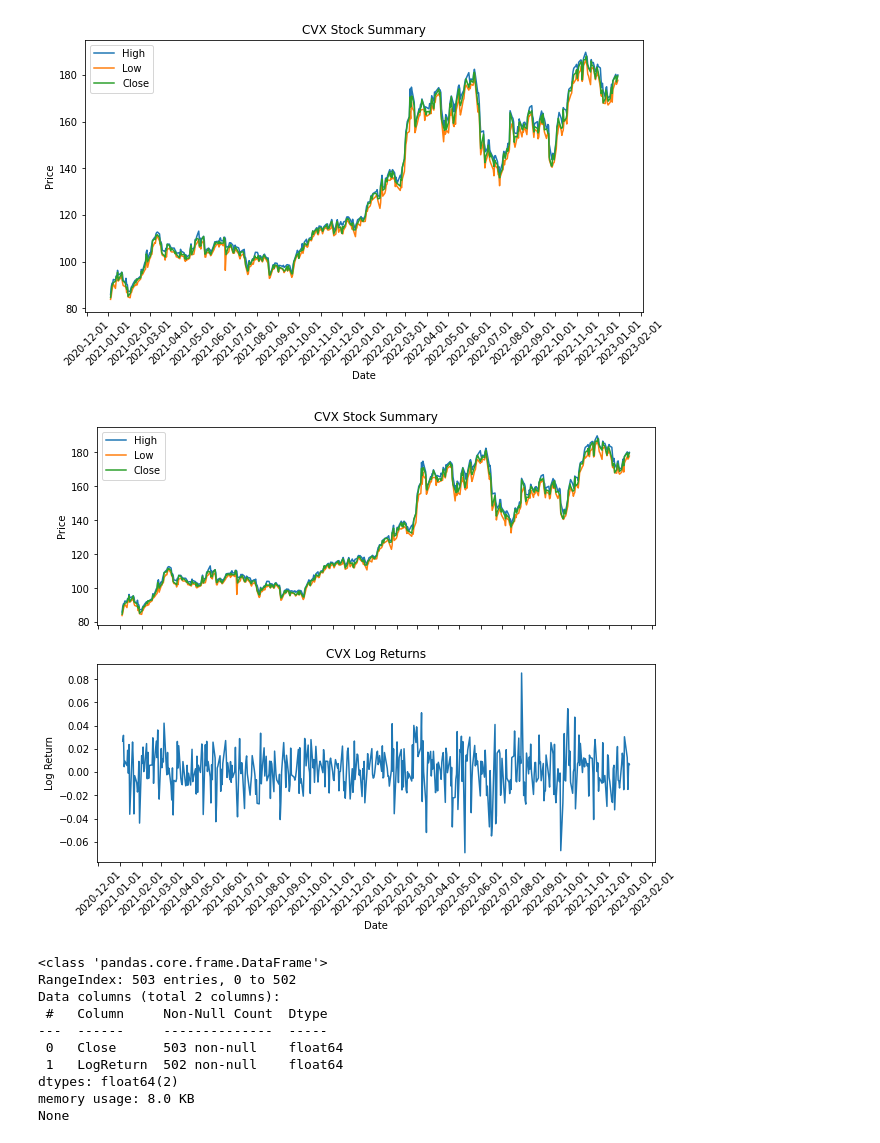
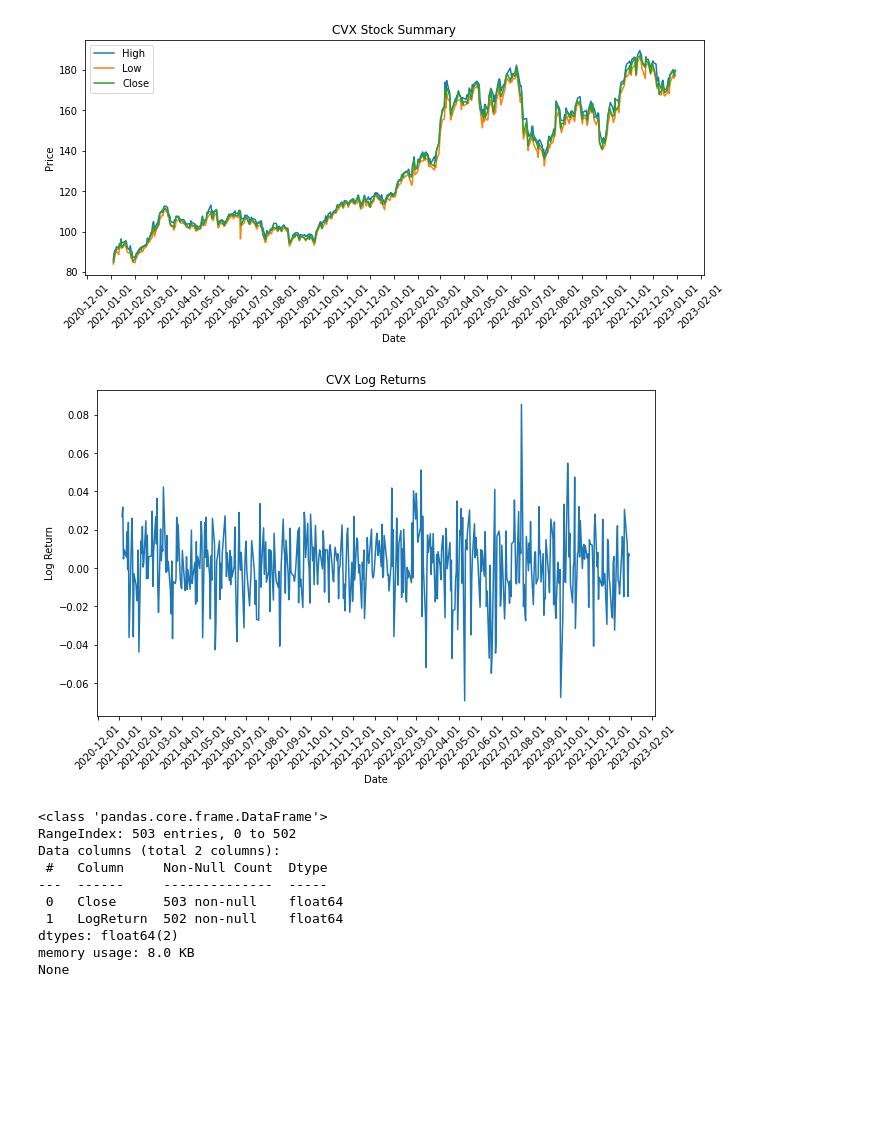
Before and after one commit to PranavTavildar1/Senior-Thesis, a Jupyter notebook: code/eda.ipynb, the cells around one changed output. Saved outputs shown, nothing was run; the diff lists cells and outputs as text; code cells hidden in the pictures; blank space fills up the shorter version.

```diff
--- a/code/eda.ipynb
+++ b/code/eda.ipynb
@@ -9,37 +9,41 @@ import numpy as np
 # Read in the data
 CVX_df = pd.read_csv("../data/CVX_stock_data.csv")
 
 # Convert the 'Date' column to a datetime object
 CVX_df['Date'] = pd.to_datetime(CVX_df['Date'])
 
 # Create new columns for the year and month
 CVX_df['Year'] = CVX_df['Date'].dt.year
 CVX_df['Month'] = CVX_df['Date'].dt.month
 
 # Group the data by year and month, and get the first date for each group
 first_of_month = CVX_df.groupby(['Year', 'Month']).first()['Date']
 
 # Plot the data
 fig, ax = plt.subplots(figsize=(10,5))
 ax.plot(CVX_df['Date'], CVX_df['High'], label='High')
 ax.plot(CVX_df['Date'], CVX_df['Low'], label='Low')
 ax.plot(CVX_df['Date'], CVX_df['Close'], label='Close')
 
 # Set the x-axis ticks to be the first day of each month
 ax.xaxis.set_major_locator(mdates.MonthLocator())
 ax.xaxis.set_major_formatter(mdates.DateFormatter('%Y-%m-%d'))
 ax.set_xlabel('Date')
 ax.set_ylabel('Price')
 ax.set_title('CVX Stock Summary')
 ax.legend()
 plt.xticks(rotation=45)
+
+
+# Add padding to the layout
+plt.tight_layout(pad=2)
+
+# Save the plot as a pdf
 plt.savefig('../figures/fig1.pdf')
 plt.show()
 # %% [output]
-[figure, old version]
+[figure, new version]
 # %%
-
-
 # Convert the 'Date' column to a datetime object
 CVX_df['Date'] = pd.to_datetime(CVX_df['Date'])
 
@@ -53,31 +57,21 @@ first_of_month = CVX_df.groupby(['Year', 'Month']).first()['Date']
 # Calculate log returns
 CVX_df['LogReturn'] = np.log(CVX_df['Close']).diff()
 
-# Plot the data
-fig, (ax1, ax2) = plt.subplots(2, 1, figsize=(10,8), sharex=True)
-
-# First subplot: stock prices
-ax1.plot(CVX_df['Date'], CVX_df['High'], label='High')
-ax1.plot(CVX_df['Date'], CVX_df['Low'], label='Low')
-ax1.plot(CVX_df['Date'], CVX_df['Close'], label='Close')
-ax1.set_ylabel('Price')
-ax1.set_title('CVX Stock Summary')
-ax1.legend()
-
-# Second subplot: log returns
-ax2.plot(CVX_df['Date'], CVX_df['LogReturn'])
-ax2.set_xlabel('Date')
-ax2.set_ylabel('Log Return')
-ax2.set_title('CVX Log Returns')
+# Plot the log returns
+fig, ax = plt.subplots(figsize=(10, 6))
+ax.plot(CVX_df['Date'], CVX_df['LogReturn'])
+ax.set_xlabel('Date')
+ax.set_ylabel('Log Return')
+ax.set_title('CVX Log Returns')
 
 # Set the x-axis ticks to be the first day of each month
-ax1.xaxis.set_major_locator(mdates.MonthLocator())
-ax1.xaxis.set_major_formatter(mdates.DateFormatter('%Y-%m-%d'))
+ax.xaxis.set_major_locator(mdates.MonthLocator())
+ax.xaxis.set_major_formatter(mdates.DateFormatter('%Y-%m-%d'))
 plt.xticks(rotation=45)
 plt.savefig('../figures/fig2.pdf')
 plt.show()
 # %% [output]
-[figure, old version]
+[figure, new version]
 # %%
 # Doing Analysis with our Fetures of Interest
 keeplist = ['Close', "LogReturn"]
```
Also changed, not shown: 3 other files.
